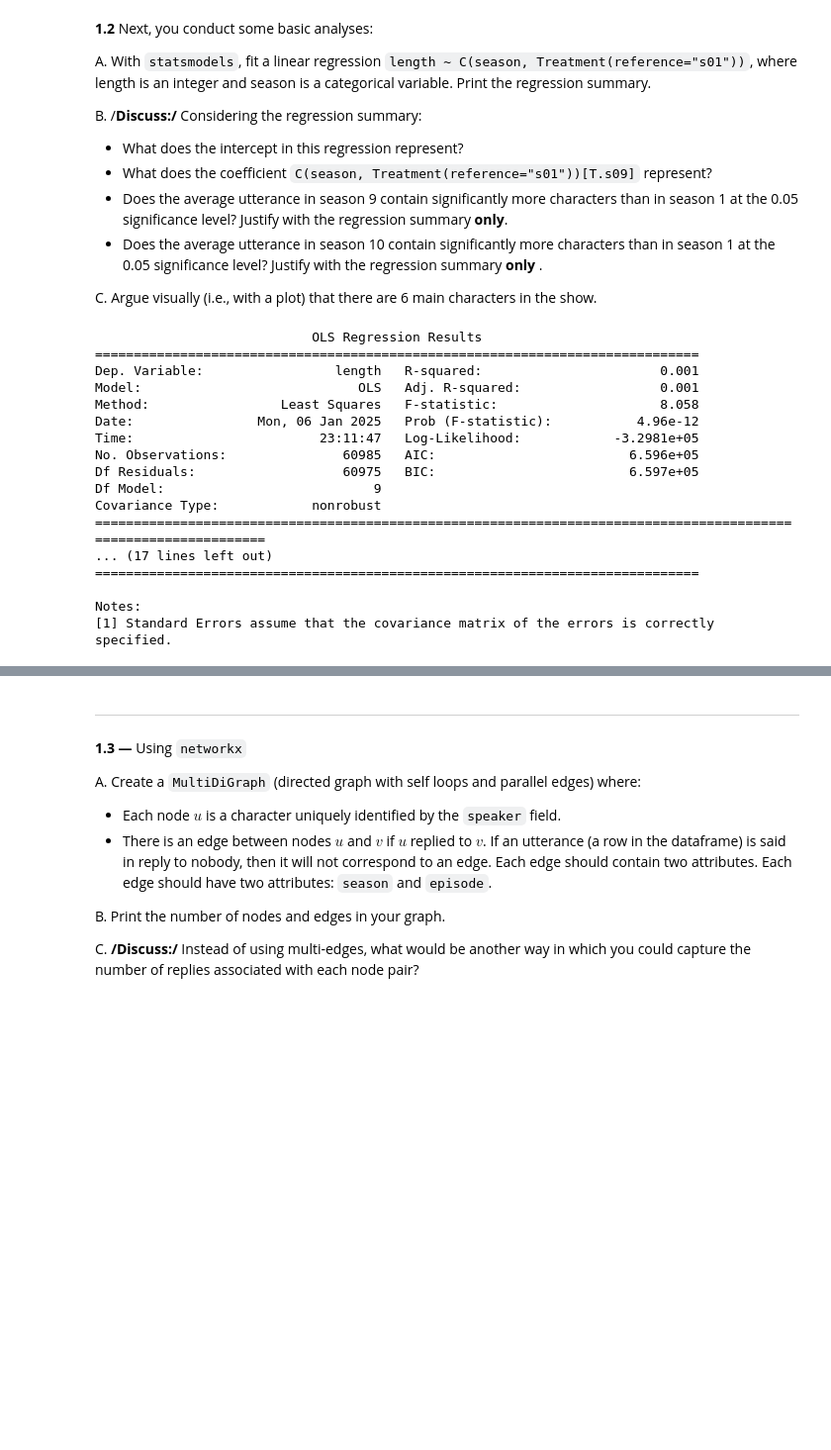
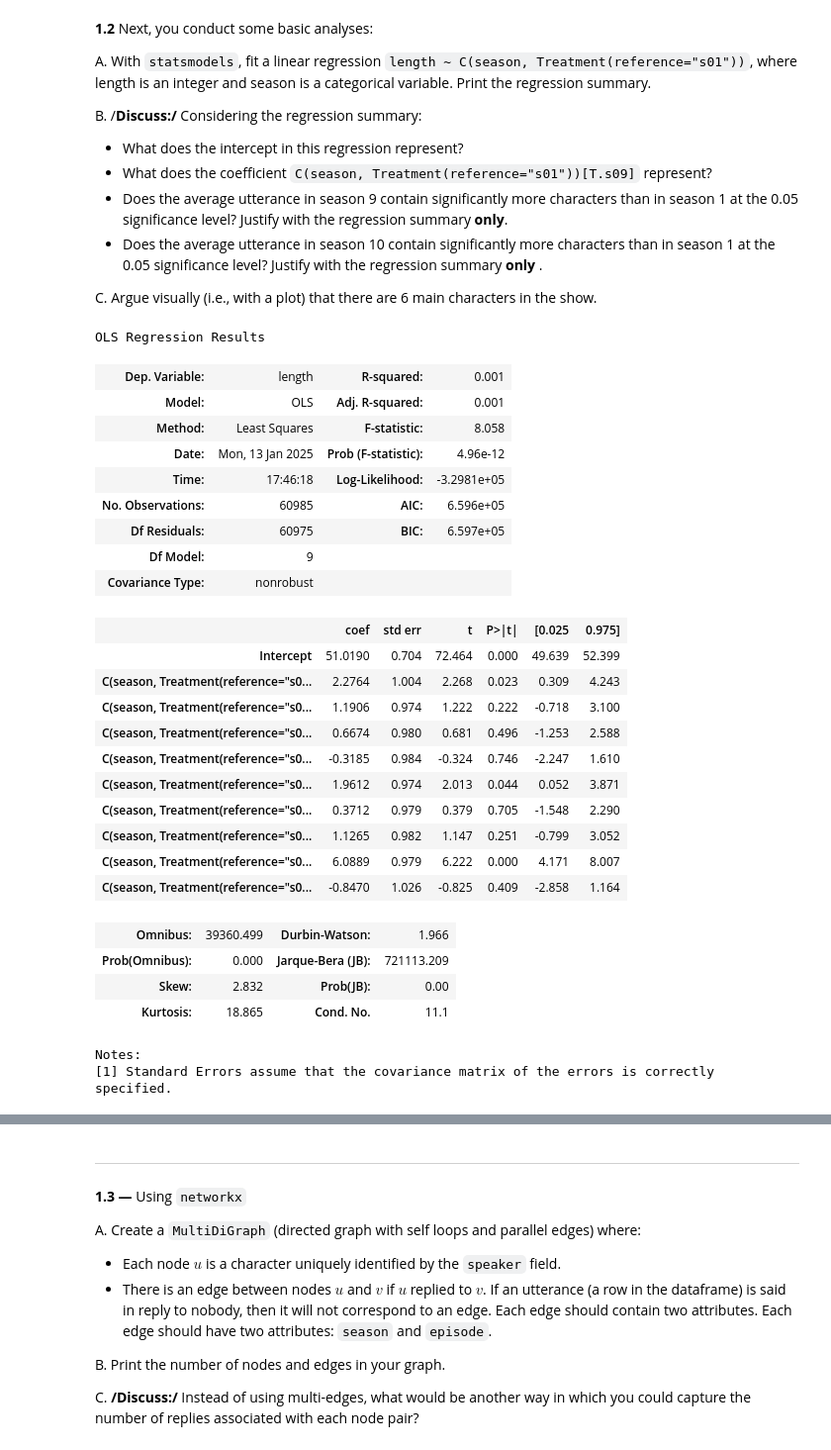
Before and after one commit to Bimo99B9/CS-401-Applied-Data-Analytics-2024, a Jupyter notebook: Exam/2023/exam.ipynb, the cells around one changed output, grey strips where cells are left out. Shown: that part at 99% size. Drawn from its saved outputs; the diff is of its cells as text; code cells hidden in the pictures; blank space fills up the shorter version.

```diff
--- a/Exam/2023/exam.ipynb
+++ b/Exam/2023/exam.ipynb
@@ -110,22 +110,32 @@ Name: length, dtype: int64
 # %%
 mod = smf.ols(formula='length ~ C(season, Treatment(reference="s01"))', data=df)
 res = mod.fit()
-print(res.summary())
+res.summary()
 # %% [output]
-                            OLS Regression Results
-==============================================================================
-Dep. Variable:                 length   R-squared:                       0.001
-Model:                            OLS   Adj. R-squared:                  0.001
-Method:                 Least Squares   F-statistic:                     8.058
-Date:                Mon, 06 Jan 2025   Prob (F-statistic):           4.96e-12
-Time:                        23:11:47   Log-Likelihood:            -3.2981e+05
-No. Observations:               60985   AIC:                         6.596e+05
-Df Residuals:                   60975   BIC:                         6.597e+05
-Df Model:                           9
-Covariance Type:            nonrobust
-================================================================================================================
-... (17 lines left out)
-==============================================================================
-
-Notes:
-[1] Standard Errors assume that the covariance matrix of the errors is correctly specified.
+OLS Regression Results
+| Dep. Variable: | length | R-squared: | 0.001 |
+| Model: | OLS | Adj. R-squared: | 0.001 |
+| Method: | Least Squares | F-statistic: | 8.058 |
+| Date: | Mon, 13 Jan 2025 | Prob (F-statistic): | 4.96e-12 |
+| Time: | 17:46:18 | Log-Likelihood: | -3.2981e+05 |
+| No. Observations: | 60985 | AIC: | 6.596e+05 |
+| Df Residuals: | 60975 | BIC: | 6.597e+05 |
+| Df Model: | 9 |  |  |
+| Covariance Type: | nonrobust |  |  |
+|  | coef | std err | t | P>|t| | [0.025 | 0.975] |
+| Intercept | 51.0190 | 0.704 | 72.464 | 0.000 | 49.639 | 52.399 |
+| C(season, Treatment(reference="s0... | 2.2764 | 1.004 | 2.268 | 0.023 | 0.309 | 4.243 |
+| C(season, Treatment(reference="s0... | 1.1906 | 0.974 | 1.222 | 0.222 | -0.718 | 3.100 |
+| C(season, Treatment(reference="s0... | 0.6674 | 0.980 | 0.681 | 0.496 | -1.253 | 2.588 |
+| C(season, Treatment(reference="s0... | -0.3185 | 0.984 | -0.324 | 0.746 | -2.247 | 1.610 |
+| C(season, Treatment(reference="s0... | 1.9612 | 0.974 | 2.013 | 0.044 | 0.052 | 3.871 |
+| C(season, Treatment(reference="s0... | 0.3712 | 0.979 | 0.379 | 0.705 | -1.548 | 2.290 |
+| C(season, Treatment(reference="s0... | 1.1265 | 0.982 | 1.147 | 0.251 | -0.799 | 3.052 |
+| C(season, Treatment(reference="s0... | 6.0889 | 0.979 | 6.222 | 0.000 | 4.171 | 8.007 |
+| C(season, Treatment(reference="s0... | -0.8470 | 1.026 | -0.825 | 0.409 | -2.858 | 1.164 |
+| Omnibus: | 39360.499 | Durbin-Watson: | 1.966 |
+| Prob(Omnibus): | 0.000 | Jarque-Bera (JB): | 721113.209 |
+| Skew: | 2.832 | Prob(JB): | 0.00 |
+| Kurtosis: | 18.865 | Cond. No. | 11.1 |
+Notes:
+[1] Standard Errors assume that the covariance matrix of the errors is correctly specified.
```
Also changed, not shown: parts of 16 cells of this notebook.
